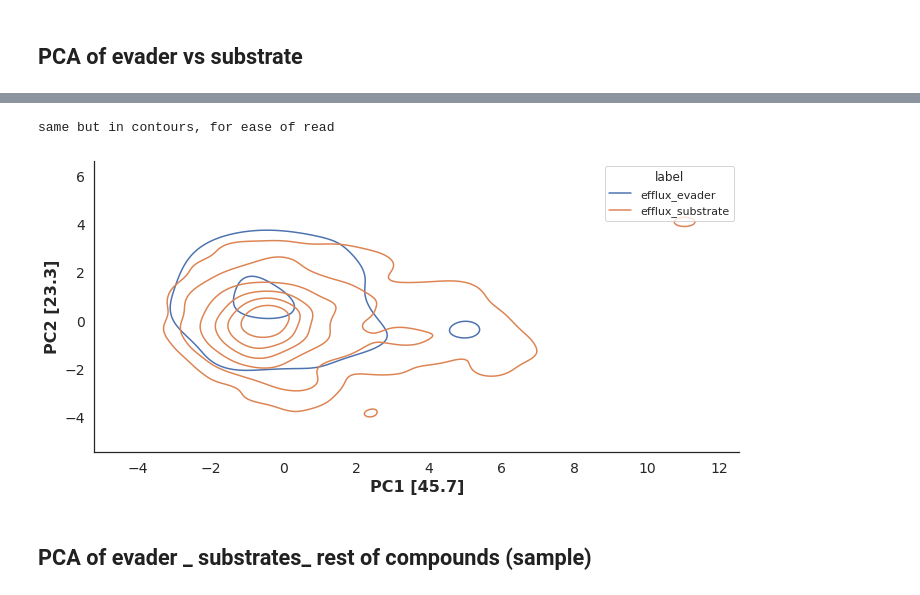
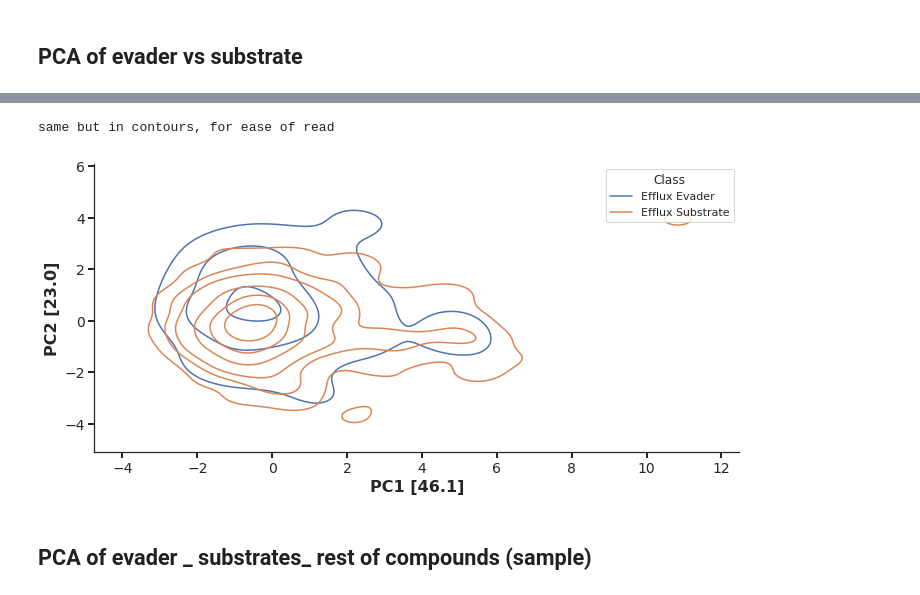
Before and after one commit to domgurvic/co_add_efflux, a Jupyter notebook: co_add/co_add_chaser.ipynb, the cells around one changed output, grey strips where cells are left out. Saved outputs shown, nothing was run; the diff lists cells and outputs as text; code cells hidden in the pictures.

```diff
--- a/co_add/co_add_chaser.ipynb
+++ b/co_add/co_add_chaser.ipynb
@@ -767,5 +742,5 @@ e_coli_wild_efflux[e_coli_wild_efflux['wild_stds']>=4].sort_values(by='wild_stds
 # %%
 # 4x log_2 folds
 
-e_coli_wild_efflux['log_2_fold_change_wild'] = np.log2(e_coli_wild_efflux.INHIB_AVE_wild / e_coli_wild_efflux.INHIB_AVE_wild.mean())
-e_coli_wild_efflux['log_2_fold_change_efflux'] = np.log2(e_coli_wild_efflux.INHIB_AVE_efflux / e_coli_wild_efflux.INHIB_AVE_efflux.mean())
+# e_coli_wild_efflux['log_2_fold_change_wild'] = np.log2(e_coli_wild_efflux.INHIB_AVE_wild / e_coli_wild_efflux.INHIB_AVE_wild.mean())
+# e_coli_wild_efflux['log_2_fold_change_efflux'] = np.log2(e_coli_wild_efflux.INHIB_AVE_efflux / e_coli_wild_efflux.INHIB_AVE_efflux.mean())
@@ -771,0 +765,8 @@ e_coli_wild_efflux['log_2_fold_change_efflux'] = np.log2(e_coli_wild_efflux.INHI
+# %%
+efflux_substrate = e_coli_wild_efflux[e_coli_wild_efflux['Class']=='Efflux Substrate']
+
+efflux_evader = e_coli_wild_efflux[e_coli_wild_efflux['Class']=='Efflux Evader']
+
+wt_only = e_coli_wild_efflux[e_coli_wild_efflux['Class']=='WT-only Active']
+
+inactive = e_coli_wild_efflux[e_coli_wild_efflux['Class']=='Inactive']
@@ -833,7 +854,7 @@ sns.kdeplot(x='TC1',y='TC2',data=sub_and_evade_tsne,alpha=0.7, hue=sub_and_evade
 # %% [markdown]
 ## TSNE of evades + substrates + rest of compounds(sample)
 # %%
-sub_evade_rest_sample = sub_and_evade.append(rest_of_ecoli_efflux.sample(1000)).reset_index(drop=True)
+sub_evade_rest_sample = sub_and_evade.append(inactive.sample(5000)).reset_index(drop=True)
 
 sub_evade_rest_sample_tsne = master_functions.tsne_no_plot(sub_evade_rest_sample['fps'], perp=50)
 # %% [output]
@@ -860,5 +884,5 @@ sns.kdeplot(x='TC1',y='TC2',data=sub_evade_rest_sample_tsne,alpha=0.7, hue=sub_e
 # %% [markdown]
 ## PCA of evader vs substrate
 # %%
-sub_and_evade_features = calc_feats(sub_and_evade['Mol'])
-sub_and_evade_features['label'] = sub_and_evade['label']
+sub_and_evade_features = master_functions.calc_feats(sub_and_evade['Mol'])
+sub_and_evade_features['Class'] = sub_and_evade['Class']
@@ -869,7 +909,7 @@ table = sub_and_evade_features
 
 descriptors = table[['MolWt', 'LogP','NumHeteroatoms','RingCount','FractionCSP3', 'TPSA']].values #The non-redundant molecular descriptors chosen for PCA
 
-# descriptors=table.iloc[:,2:]
+# descriptors=table.iloc[:,:-1]
 
 descriptors_std = StandardScaler().fit_transform(descriptors) #Important to avoid scaling problems between our different descriptors
 pca = PCA()
@@ -887,7 +927,7 @@ descriptors_pca['PC1_normalized']=[i*scale1 for i in descriptors_pca['PC1']]
 descriptors_pca['PC2_normalized']=[i*scale2 for i in descriptors_pca['PC2']]
 
 
-descriptors_pca['label'] = sub_and_evade_features['label']
+descriptors_pca['Class'] = sub_and_evade_features['Class']
 
 
 
@@ -900,7 +940,39 @@ fig, ax = plt.subplots(figsize=(10,5))
 
 
 
-sns.scatterplot(x='PC1',y='PC2',data=descriptors_pca, alpha=0.7, hue='label', s=20)#, palette=["C0", "C1", "C2", "k"])
+sns.scatterplot(x='PC1',y='PC2',data=descriptors_pca, alpha=0.7, hue='Class', s=20)#, palette=["C0", "C1", "C2", "k"])
+
+
+pca_lab = ('PC1 '+str([np.round(pca.explained_variance_ratio_[0]*100, 1)]), 'PC2 '+str([np.round(pca.explained_variance_ratio_[1]*100, 1)]))
+
+
+plt.xlabel(pca_lab[0],fontsize=16,fontweight='bold')
+plt.ylabel(pca_lab[1],fontsize=16,fontweight='bold')
+
+plt.tick_params ('both',width=2,labelsize=14)
+
+ax.spines['top'].set_visible(False)
+ax.spines['right'].set_visible(False)
+
+handles, labels = ax.get_legend_handles_labels()
+
+#ax.legend(handles=handles[1:], labels=labels[1:])
+
+#plt.legend(loc='lower right',frameon=False,prop={'size': 22},ncol=1)
+
+plt.tight_layout()
+
+plt.savefig('figures/pca_evade_substrate.png', dpi=600)
+
+plt.show()
+
+print('same but in contours, for ease of read')
+
+cmap = sns.diverging_palette(133, 10, as_cmap=True)
+
+fig, ax = plt.subplots(figsize=(10,5))
+
+sns.kdeplot(x='PC1',y='PC2',data=descriptors_pca, hue='Class' , levels=7,)
 
 
 pca_lab= ('PC1 '+str([np.round(pca.explained_variance_ratio_[0]*100, 1)]), 'PC2 '+str([np.round(pca.explained_variance_ratio_[1]*100, 1)]))
@@ -920,35 +992,8 @@ handles, labels = ax.get_legend_handles_labels()
 
 #plt.legend(loc='lower right',frameon=False,prop={'size': 22},ncol=1)
 
-plt.tight_layout()
-plt.show()
-
-print('same but in contours, for ease of read')
-
-cmap = sns.diverging_palette(133, 10, as_cmap=True)
-
-fig, ax = plt.subplots(figsize=(10,5))
-
-sns.kdeplot(x='PC1',y='PC2',data=descriptors_pca, hue='label' , levels=7,)
-
-
-pca_lab= ('PC1 '+str([np.round(pca.explained_variance_ratio_[0]*100, 1)]), 'PC2 '+str([np.round(pca.explained_variance_ratio_[1]*100, 1)]))
-
-
-plt.xlabel(pca_lab[0],fontsize=16,fontweight='bold')
-plt.ylabel(pca_lab[1],fontsize=16,fontweight='bold')
-
-plt.tick_params ('both',width=2,labelsize=14)
-
-ax.spines['top'].set_visible(False)
-ax.spines['right'].set_visible(False)
-
-handles, labels = ax.get_legend_handles_labels()
-
-#ax.legend(handles=handles[1:], labels=labels[1:])
-
-#plt.legend(loc='lower right',frameon=False,prop={'size': 22},ncol=1)
+# plt.legend()
 
 plt.tight_layout()
-plt.show()
+plt.savefig('figures/pca_evade_substrate_contour.png', dpi=600)
 # %% [output]
@@ -956,5 +1001,5 @@ plt.show()
 same but in contours, for ease of read
-[figure, old version]
+[figure, new version]
 # %% [markdown]
 ## PCA of evader _ substrates_ rest of compounds (sample)
 # %%
```
Also changed, not shown: parts of 15 cells of this notebook.
